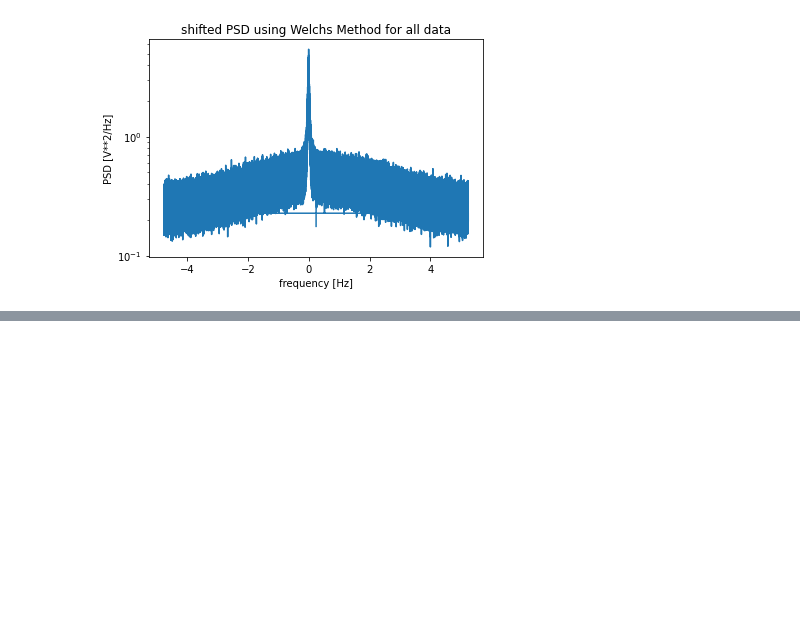
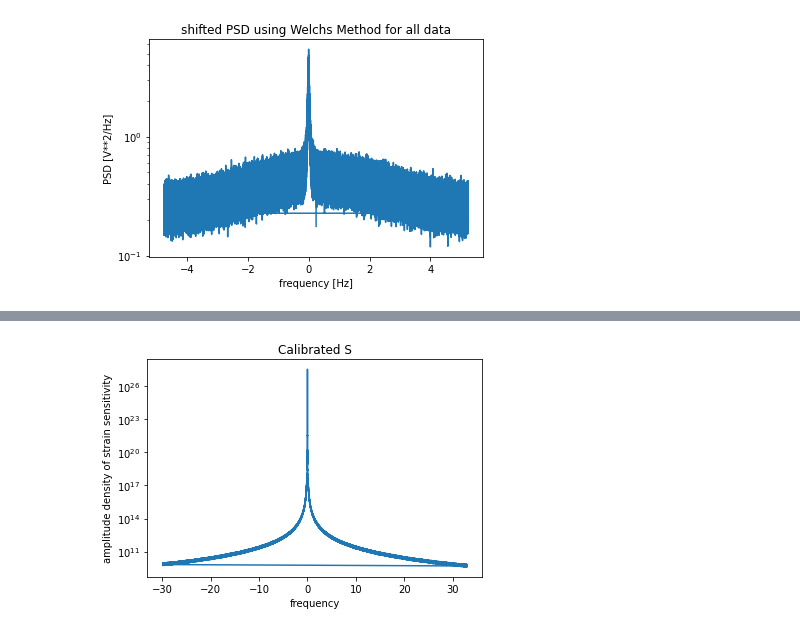
Before and after one commit to RoslynJessney/roslynmproject, a Jupyter notebook: Calibration.ipynb, the cells around one changed output, grey strips where cells are left out. Saved outputs shown, nothing was run; the diff lists cells and outputs as text; code cells hidden in the pictures; blank space fills up the shorter version.

```diff
--- a/Calibration.ipynb
+++ b/Calibration.ipynb
@@ -143,0 +165,13 @@ n =
+# %%
+import cmath
+
+#square root of Su values, they are negative due to the 1/i^2 so complex sqrt required
+Snumerator= [cmath.sqrt(x) for x in Su]
+#print(cmath.sqrt(Su[3000]))
+#print(Snumerator[3000])
+
+#equation denominator is absolute value of H(iomega)
+Sdenom = [abs(x) for x in H]
+
+#S= [a/b for a,b in zip(Snumerator, Sdenom)]
+#getting error due to a division by zero
@@ -143,0 +190,2 @@ n =
+# %%
+Sdenom.remove(0.0)
@@ -143,0 +208,14 @@ n =
+# %%
+S= [a/b for a,b in zip(Snumerator, Sdenom)]
+# %%
+#take abs value for plotting
+Sabs= [abs(x) for x in S]
+
+plt.semilogy(omega, Sabs)
+plt.title('Calibrated S')
+plt.xlabel('frequency')
+plt.ylabel('amplitude density of strain sensitivity')
+#plt.xlim(-0.3,-0.2)
+plt.show()
+# %% [output]
+[figure, added]
```
Also changed, not shown: parts of 10 cells of this notebook.
